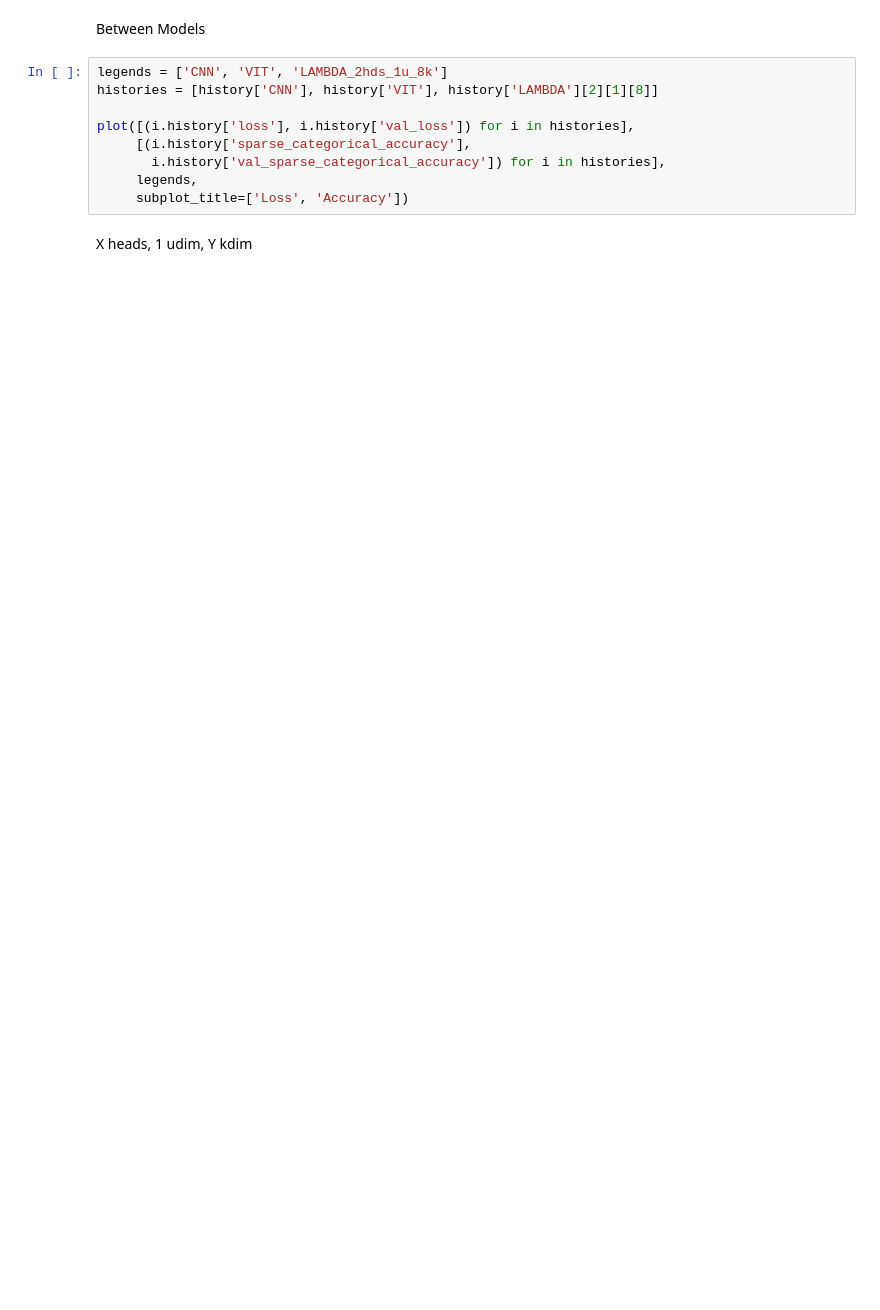
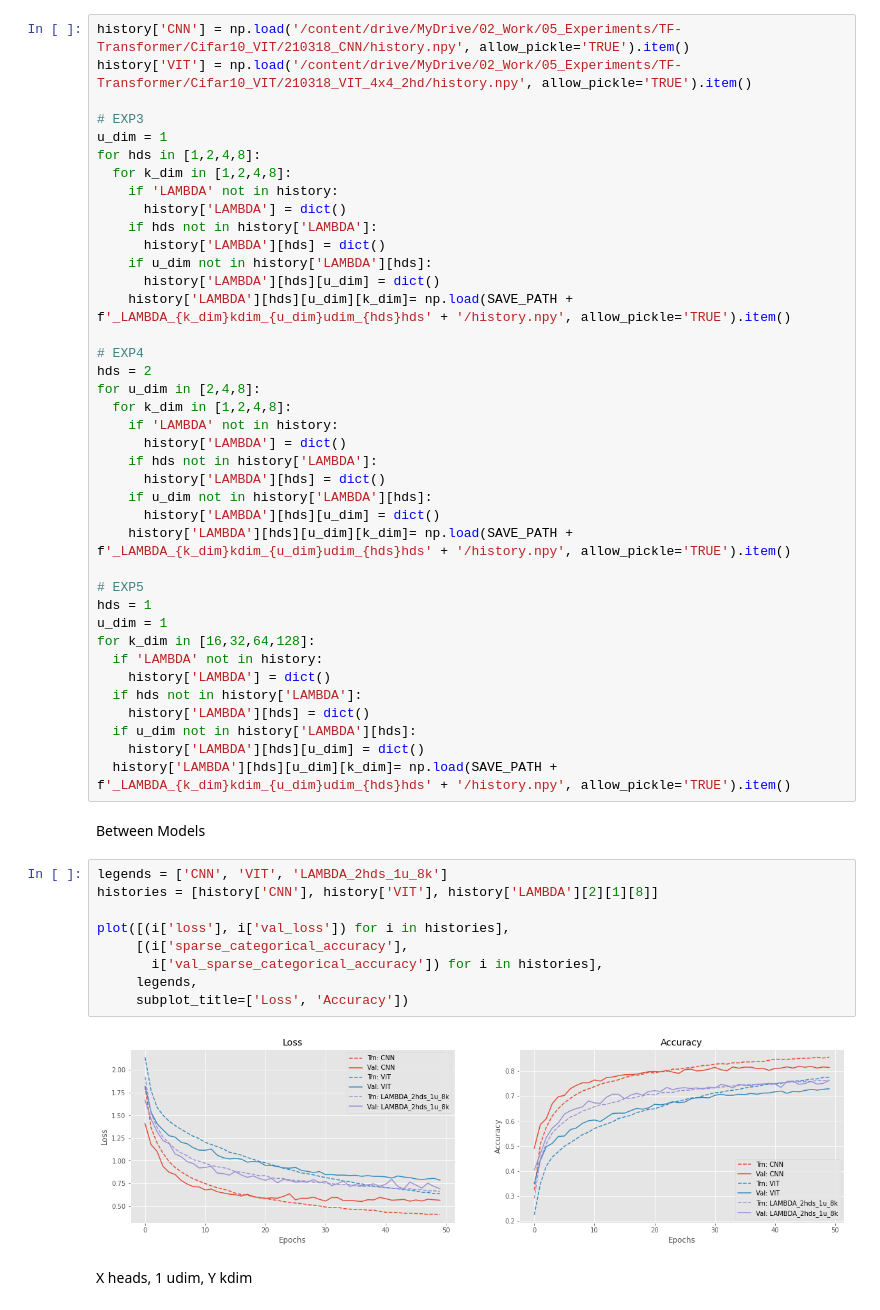
Before and after one commit to cheneeheng/Transformer-TF, a Jupyter notebook: Cifar10_LAMBDA.ipynb, the cells around one changed output. Cells and saved outputs as stored; diff of their text form; blank space fills up the shorter version.

Commit message:
Updated results, finished experiments, saved the logs.

```diff
--- a/Cifar10_LAMBDA.ipynb
+++ b/Cifar10_LAMBDA.ipynb
@@ -1180,16 +1218,57 @@ for k_dim in [16,32,64,128]:
 # %% [markdown]
 #Results
+# %%
+history['CNN'] = np.load('/content/drive/MyDrive/02_Work/05_Experiments/TF-Transformer/Cifar10_VIT/210318_CNN/history.npy', allow_pickle='TRUE').item()
+history['VIT'] = np.load('/content/drive/MyDrive/02_Work/05_Experiments/TF-Transformer/Cifar10_VIT/210318_VIT_4x4_2hd/history.npy', allow_pickle='TRUE').item()
+
+# EXP3
+u_dim = 1
+for hds in [1,2,4,8]:
+  for k_dim in [1,2,4,8]:
+    if 'LAMBDA' not in history:
+      history['LAMBDA'] = dict()
+    if hds not in history['LAMBDA']:
+      history['LAMBDA'][hds] = dict()
+    if u_dim not in history['LAMBDA'][hds]:
+      history['LAMBDA'][hds][u_dim] = dict()
+    history['LAMBDA'][hds][u_dim][k_dim]= np.load(SAVE_PATH + f'_LAMBDA_{k_dim}kdim_{u_dim}udim_{hds}hds' + '/history.npy', allow_pickle='TRUE').item()
+
+# EXP4
+hds = 2
+for u_dim in [2,4,8]:
+  for k_dim in [1,2,4,8]:
+    if 'LAMBDA' not in history:
+      history['LAMBDA'] = dict()
+    if hds not in history['LAMBDA']:
+      history['LAMBDA'][hds] = dict()
+    if u_dim not in history['LAMBDA'][hds]:
+      history['LAMBDA'][hds][u_dim] = dict()
+    history['LAMBDA'][hds][u_dim][k_dim]= np.load(SAVE_PATH + f'_LAMBDA_{k_dim}kdim_{u_dim}udim_{hds}hds' + '/history.npy', allow_pickle='TRUE').item()
+
+# EXP5
+hds = 1
+u_dim = 1
+for k_dim in [16,32,64,128]:
+  if 'LAMBDA' not in history:
+    history['LAMBDA'] = dict()
+  if hds not in history['LAMBDA']:
+    history['LAMBDA'][hds] = dict()
+  if u_dim not in history['LAMBDA'][hds]:
+    history['LAMBDA'][hds][u_dim] = dict()
+  history['LAMBDA'][hds][u_dim][k_dim]= np.load(SAVE_PATH + f'_LAMBDA_{k_dim}kdim_{u_dim}udim_{hds}hds' + '/history.npy', allow_pickle='TRUE').item()
 # %% [markdown]
 Between Models
 # %%
 legends = ['CNN', 'VIT', 'LAMBDA_2hds_1u_8k']
 histories = [history['CNN'], history['VIT'], history['LAMBDA'][2][1][8]]
 
-plot([(i.history['loss'], i.history['val_loss']) for i in histories],
-     [(i.history['sparse_categorical_accuracy'],
-       i.history['val_sparse_categorical_accuracy']) for i in histories],
+plot([(i['loss'], i['val_loss']) for i in histories],
+     [(i['sparse_categorical_accuracy'],
+       i['val_sparse_categorical_accuracy']) for i in histories],
      legends,
      subplot_title=['Loss', 'Accuracy'])
+# %% [output]
+[figure, added]
 # %% [markdown]
 X heads, 1 udim, Y kdim
 # %%
```
Also changed, not shown: parts of 11 cells of this notebook.
